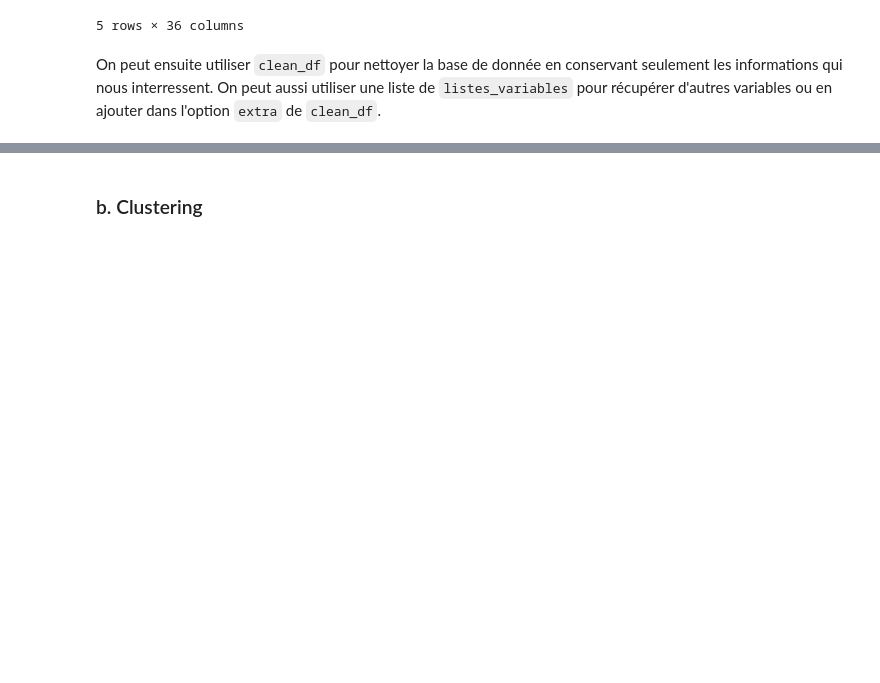
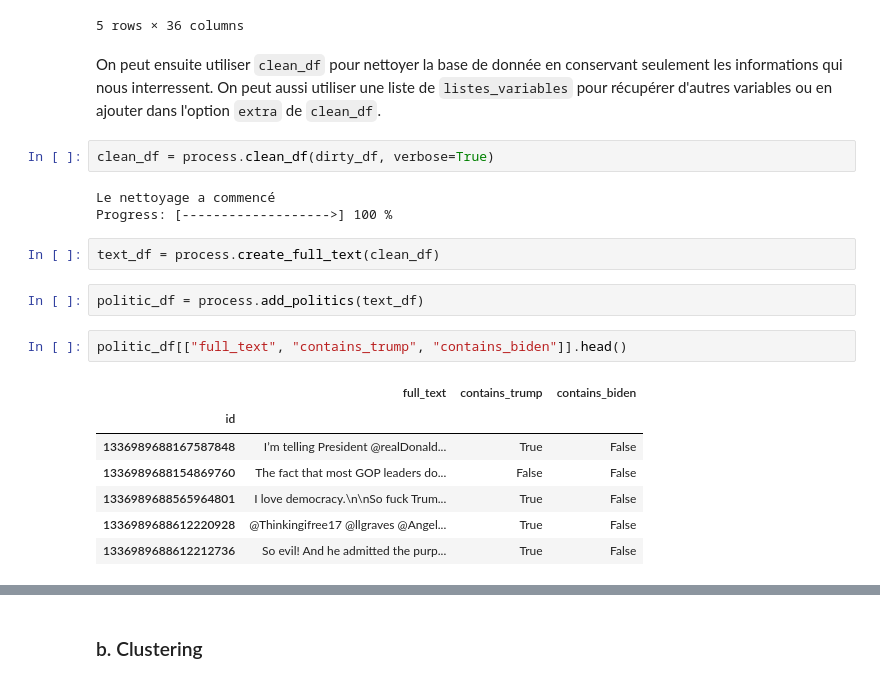
Before and after one commit to gwatkinson/projet-python-twitter, a Jupyter notebook: notebook_final.ipynb, the cells around one changed output, grey strips where cells are left out. Cells and saved outputs as stored; diff of their text form; blank space fills up the shorter version.

```diff
--- a/notebook_final.ipynb
+++ b/notebook_final.ipynb
@@ -191,6 +197,25 @@ dirty_df.head()
 5 rows × 36 columns
 # %% [markdown]
 On peut ensuite utiliser `clean_df` pour nettoyer la base de donnée en conservant seulement les informations qui nous interressent. On peut aussi utiliser une liste de `listes_variables` pour récupérer d'autres variables ou en ajouter dans l'option `extra` de `clean_df`.
+# %%
+clean_df = process.clean_df(dirty_df, verbose=True)
+# %% [output]
+Le nettoyage a commencé
+Progress: [------------------->] 100 %
+# %%
+text_df = process.create_full_text(clean_df)
+# %%
+politic_df = process.add_politics(text_df)
+# %%
+politic_df[["full_text", "contains_trump", "contains_biden"]].head()
+# %% [output]
+|  | full_text | contains_trump | contains_biden |
+| id |  |  |  |
+| 1336989688167587848 | I’m telling President @realDonald... | True | False |
+| 1336989688154869760 | The fact that most GOP leaders do... | False | False |
+| 1336989688565964801 | I love democracy.\n\nSo fuck Trum... | True | False |
+| 1336989688612220928 | @Thinkingifree17 @llgraves @Angel... | True | False |
+| 1336989688612212736 | So evil! And he admitted the purp... | True | False |
 # %%
 from importlib import reload
 reload(process)
```
Also changed, not shown: parts of 17 cells of this notebook.
